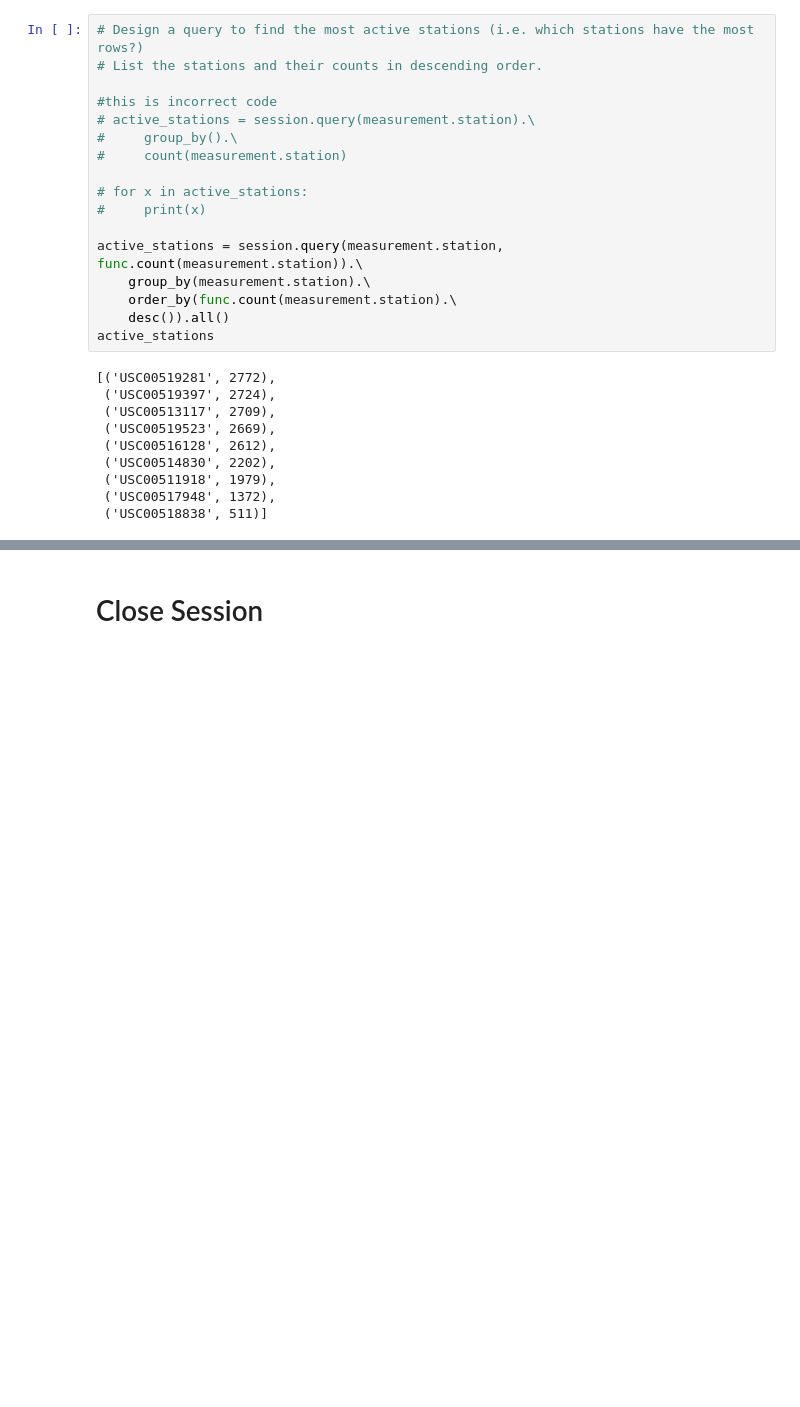
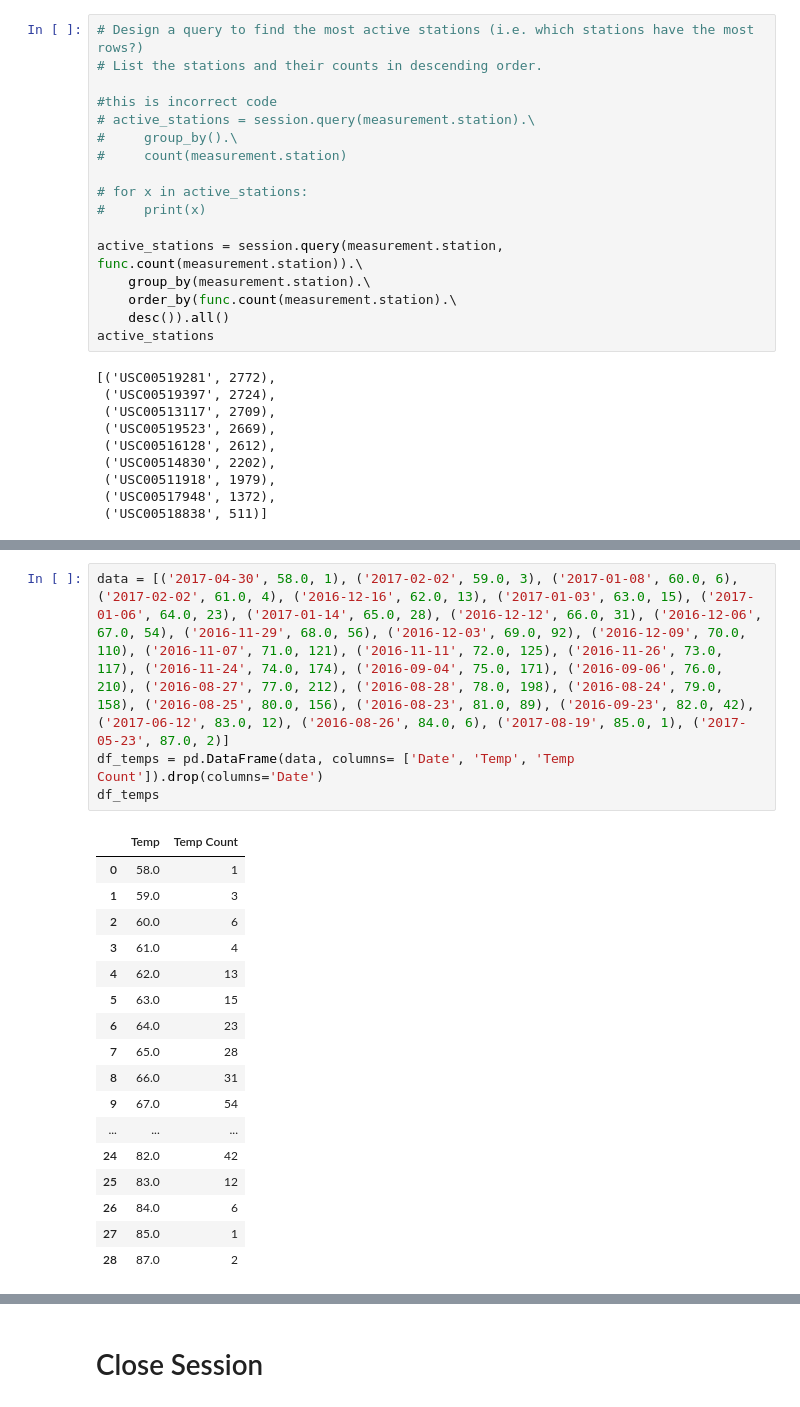
Before and after one commit to AtziriMendoza/SQLalchemy, a Jupyter notebook: climate_final.ipynb, the cells around one changed output, grey strips where cells are left out. Saved outputs shown, nothing was run; the diff lists cells and outputs as text; blank space fills up the shorter version.

```diff
--- a/climate_final.ipynb
+++ b/climate_final.ipynb
@@ -145,0 +180,22 @@ print(most_active_station)
+# %%
+data = [('2017-04-30', 58.0, 1), ('2017-02-02', 59.0, 3), ('2017-01-08', 60.0, 6), ('2017-02-02', 61.0, 4), ('2016-12-16', 62.0, 13), ('2017-01-03', 63.0, 15), ('2017-01-06', 64.0, 23), ('2017-01-14', 65.0, 28), ('2016-12-12', 66.0, 31), ('2016-12-06', 67.0, 54), ('2016-11-29', 68.0, 56), ('2016-12-03', 69.0, 92), ('2016-12-09', 70.0, 110), ('2016-11-07', 71.0, 121), ('2016-11-11', 72.0, 125), ('2016-11-26', 73.0, 117), ('2016-11-24', 74.0, 174), ('2016-09-04', 75.0, 171), ('2016-09-06', 76.0, 210), ('2016-08-27', 77.0, 212), ('2016-08-28', 78.0, 198), ('2016-08-24', 79.0, 158), ('2016-08-25', 80.0, 156), ('2016-08-23', 81.0, 89), ('2016-09-23', 82.0, 42), ('2017-06-12', 83.0, 12), ('2016-08-26', 84.0, 6), ('2017-08-19', 85.0, 1), ('2017-05-23', 87.0, 2)]
+df_temps = pd.DataFrame(data, columns= ['Date', 'Temp', 'Temp Count']).drop(columns='Date')
+df_temps
+# %% [output]
+|  | Temp | Temp Count |
+| 0 | 58.0 | 1 |
+| 1 | 59.0 | 3 |
+| 2 | 60.0 | 6 |
+| 3 | 61.0 | 4 |
+| 4 | 62.0 | 13 |
+| 5 | 63.0 | 15 |
+| 6 | 64.0 | 23 |
+| 7 | 65.0 | 28 |
+| 8 | 66.0 | 31 |
+| 9 | 67.0 | 54 |
+| ... | ... | ... |
+| 24 | 82.0 | 42 |
+| 25 | 83.0 | 12 |
+| 26 | 84.0 | 6 |
+| 27 | 85.0 | 1 |
+| 28 | 87.0 | 2 |
```
Also changed, not shown: parts of 5 cells of this notebook.
